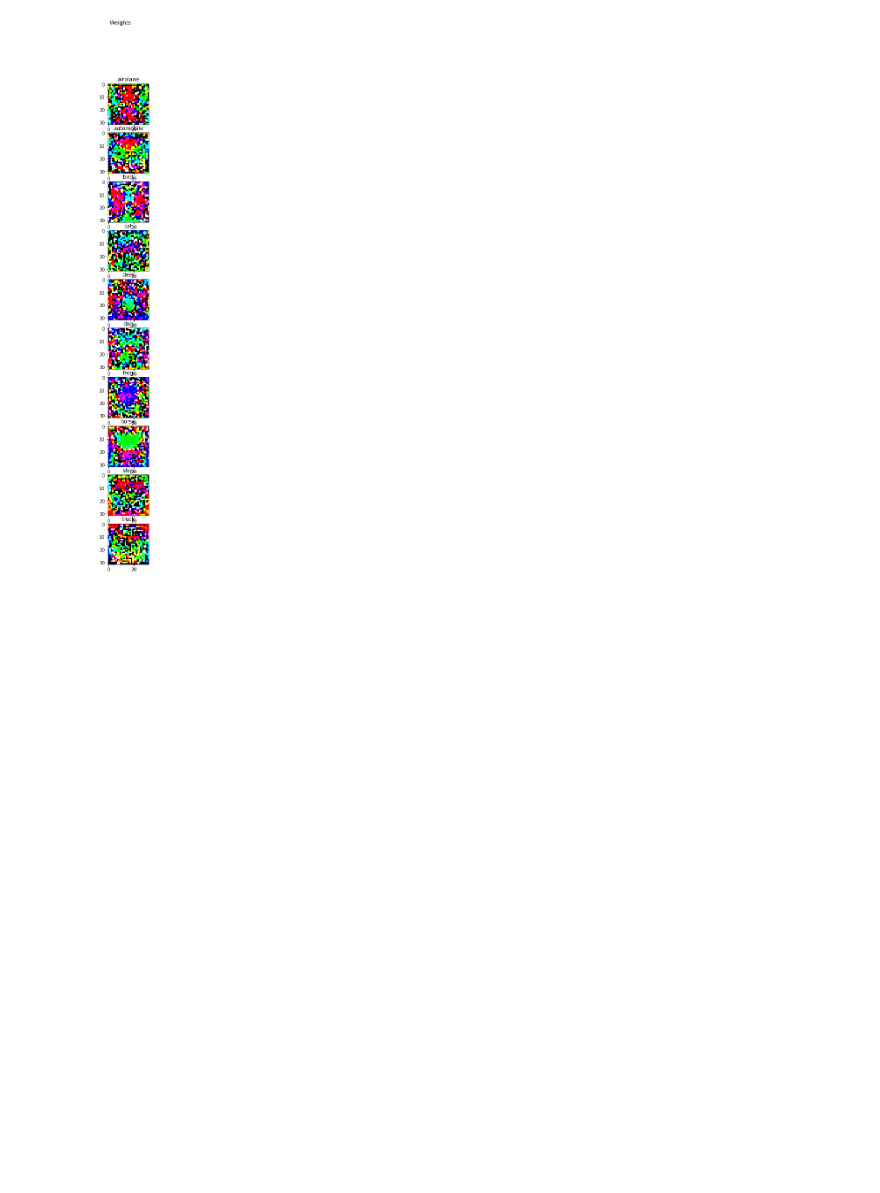
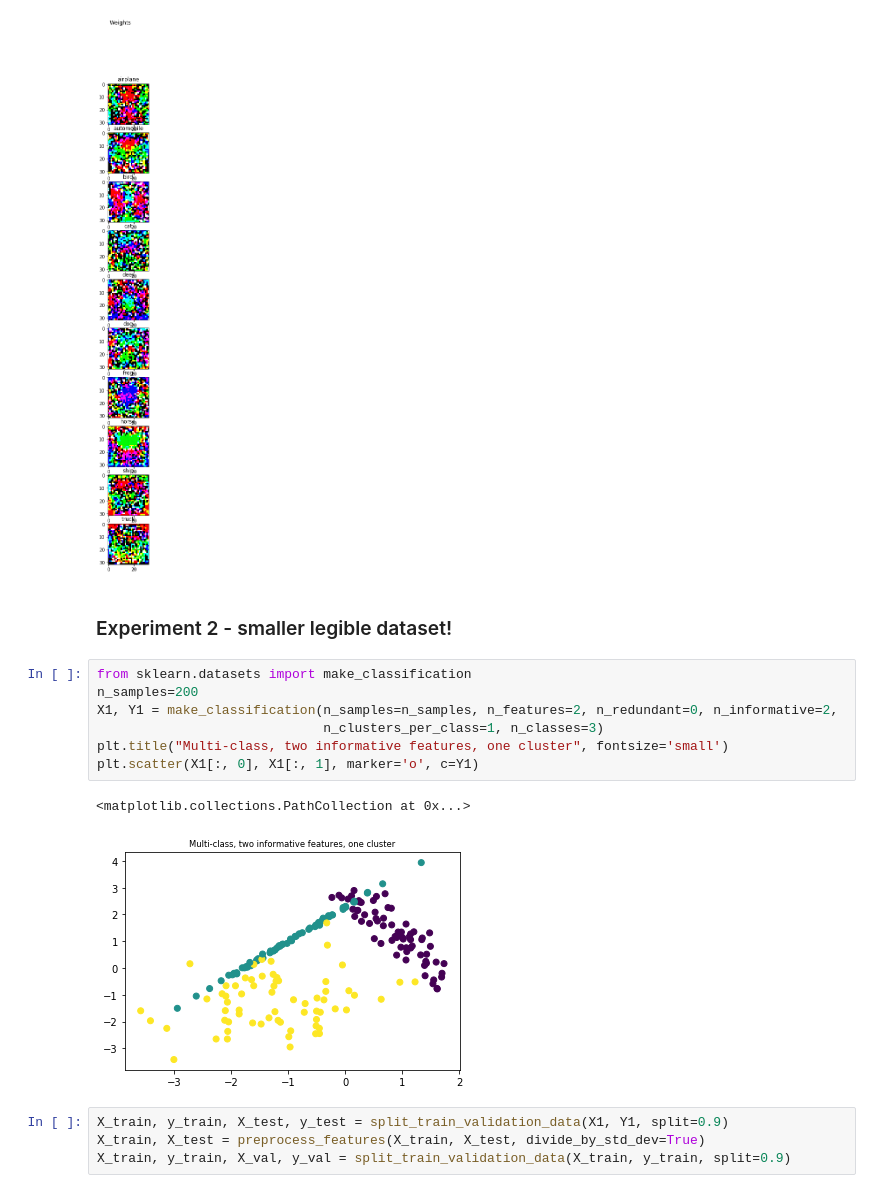
Before and after one commit to srbhchandra/NN_learn, a Jupyter notebook: SVM classification.ipynb, the cells around one changed output. Drawn from its saved outputs; the diff is of its cells as text; blank space fills up the shorter version.

```diff
--- a/SVM classification.ipynb
+++ b/SVM classification.ipynb
@@ -357,3 +380,19 @@ Accuracy on Test data = 31.6
 Bias =  [-0.05980065 -0.10953131  0.17520425  0.20756812  0.17557579  0.15925027
  -0.13498018  0.10270016 -0.34072987 -0.17525658]
 [figure]
+# %% [markdown]
+### Experiment 2 - smaller legible dataset!
+# %%
+from sklearn.datasets import make_classification
+n_samples=200
+X1, Y1 = make_classification(n_samples=n_samples, n_features=2, n_redundant=0, n_informative=2,
+                             n_clusters_per_class=1, n_classes=3)
+plt.title("Multi-class, two informative features, one cluster", fontsize='small')
+plt.scatter(X1[:, 0], X1[:, 1], marker='o', c=Y1)
+# %% [output]
+<matplotlib.collections.PathCollection at 0x...>
+[figure, added]
+# %%
+X_train, y_train, X_test, y_test = split_train_validation_data(X1, Y1, split=0.9)
+X_train, X_test = preprocess_features(X_train, X_test, divide_by_std_dev=True)
+X_train, y_train, X_val, y_val = split_train_validation_data(X_train, y_train, split=0.9)
```
Also changed, not shown: parts of 7 cells of this notebook, 3 other files.
